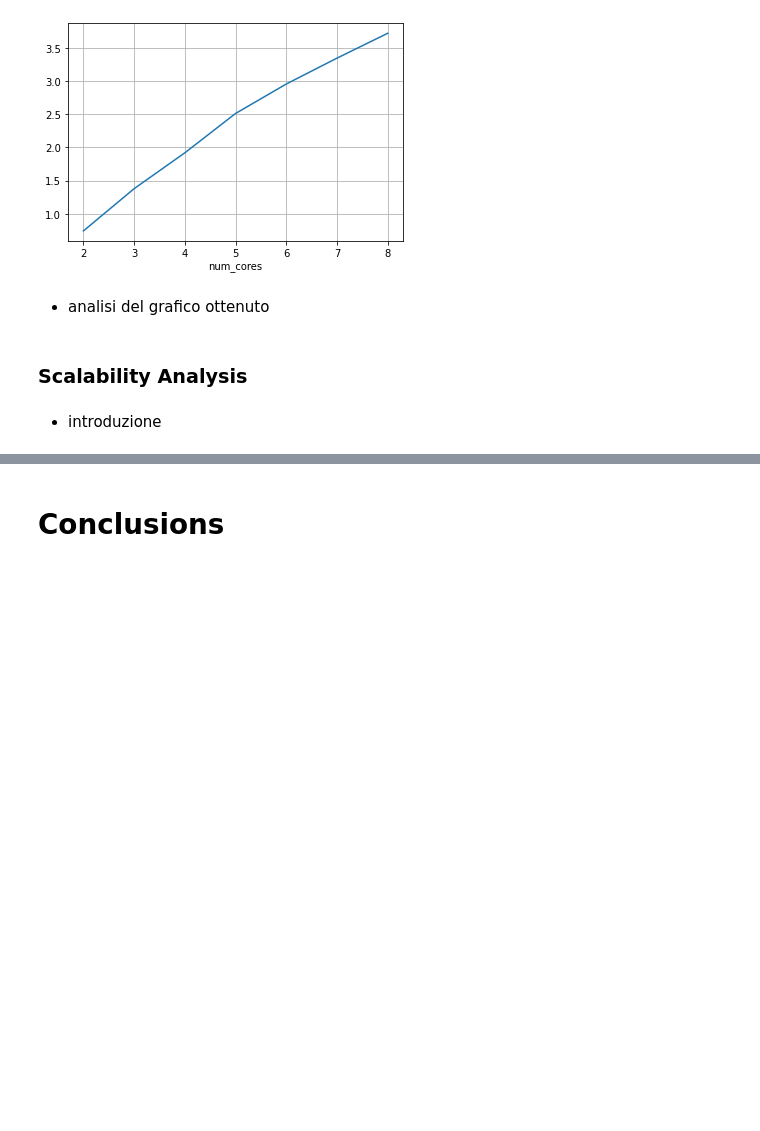
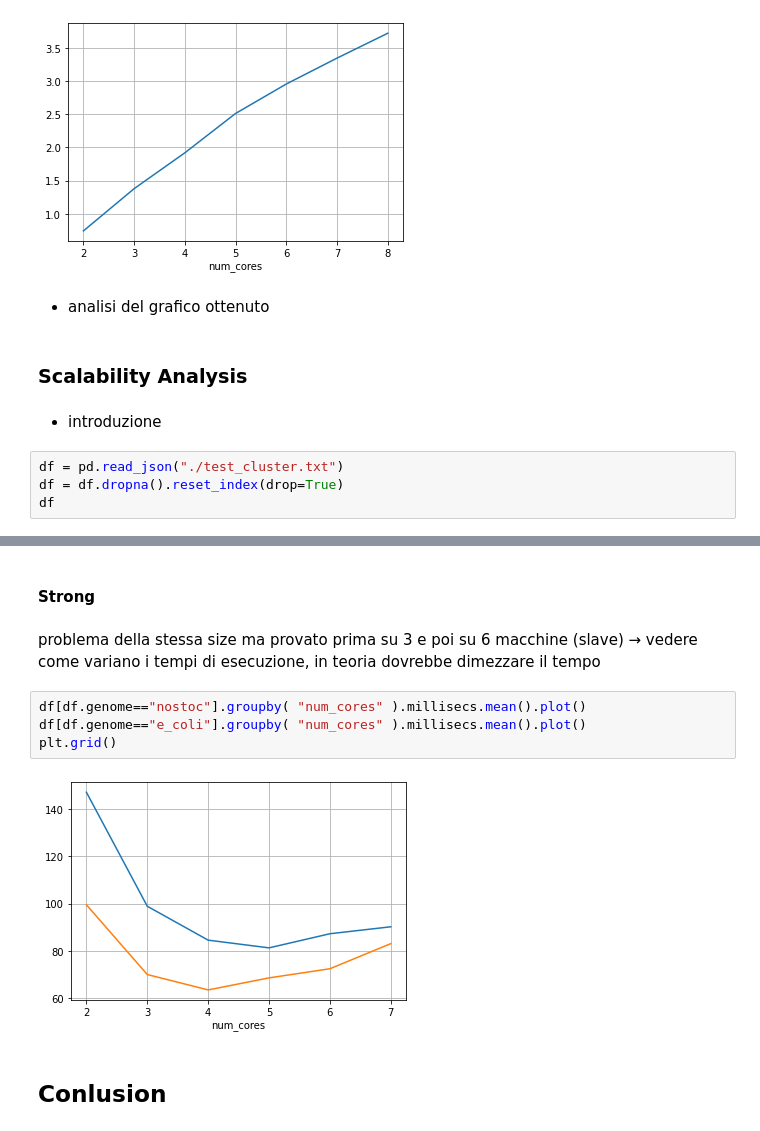
Before and after one commit to Davide-Lotito/ACA_project, a Jupyter notebook: presentation/notebook.ipynb, the cells around one changed output, grey strips where cells are left out. Saved outputs shown, nothing was run; the diff lists cells and outputs as text; blank space fills up the shorter version.

```diff
--- a/presentation/notebook.ipynb
+++ b/presentation/notebook.ipynb
@@ -399,3 +399,7 @@ plt.grid()
 ### Scalability Analysis
 # %% [markdown]
 * introduzione
+# %%
+df = pd.read_json("./test_cluster.txt")
+df = df.dropna().reset_index(drop=True)
+df
@@ -402,2 +424,12 @@ plt.grid()
 # %% [markdown]
-# Conclusions
+#### Strong
+# %% [markdown]
+problema della stessa size ma provato prima su 3 e poi su 6 macchine (slave) → vedere come variano i tempi di esecuzione, in teoria dovrebbe dimezzare il tempo
+# %%
+df[df.genome=="nostoc"].groupby( "num_cores" ).millisecs.mean().plot()
+df[df.genome=="e_coli"].groupby( "num_cores" ).millisecs.mean().plot()
+plt.grid()
+# %% [output]
+[figure, added]
+# %% [markdown]
+## Conlusion
```
Also changed, not shown: parts of 1 cell of this notebook, 1 other file.
